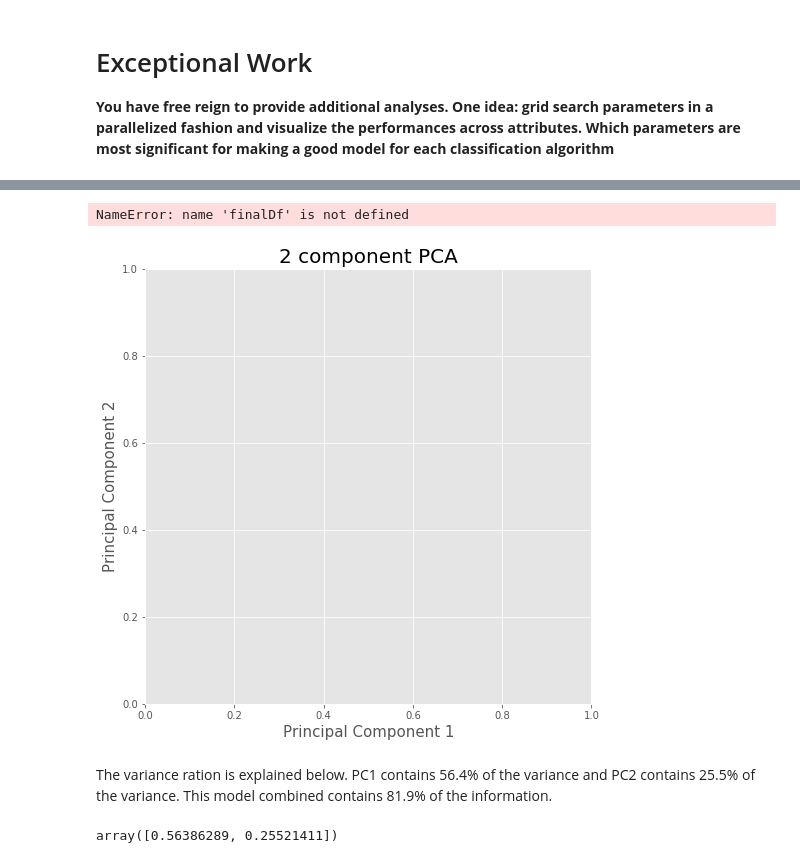
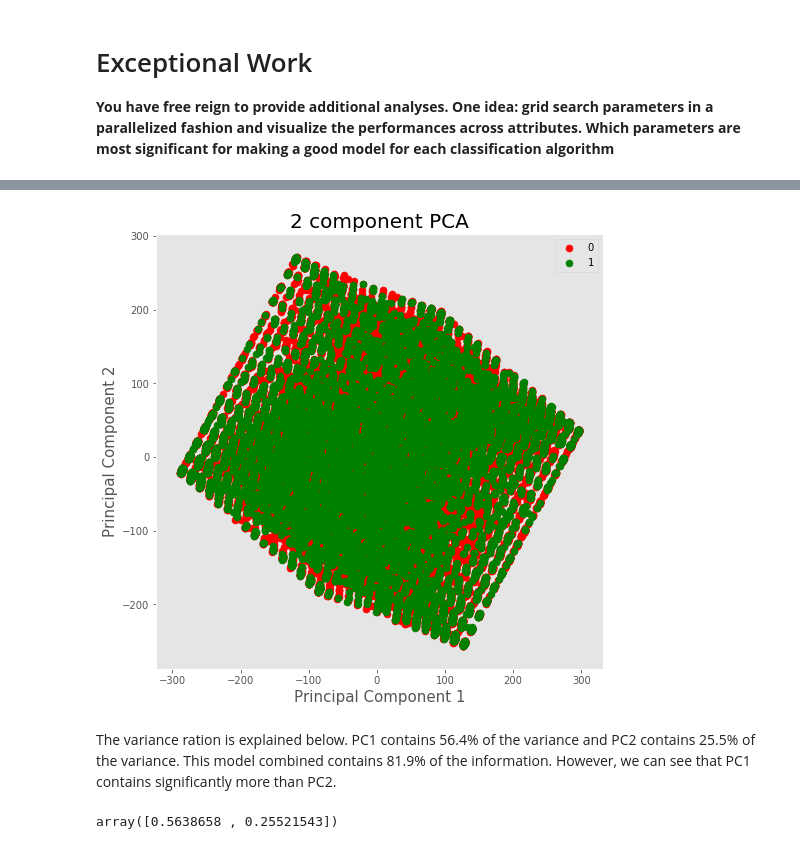
Before and after one commit to jpafford/Data_Mining_7331, a Jupyter notebook: Lab Two Classification.ipynb, the cells around one changed output, grey strips where cells are left out. Cells and saved outputs as stored; diff of their text form; code cells hidden in the pictures.

Commit message:
Update Lab Two Classification.ipynb
Fixed EW section error.

```diff
--- a/Lab Two Classification.ipynb
+++ b/Lab Two Classification.ipynb
@@ -771,5 +771,5 @@ In order to investigate another method, we chose to do a PCA to summarize our fi
 # %%
-features = ['MinTemp', 'MaxTemp','Rainfall','WindGustDir','WindGustSpeed','WindDir9am','WindDir3pm','WindSpeed9am','WindSpeed3pm','Humidity9am','Humidity3pm','Pressure9am','Pressure3pm','Cloud9am','Cloud3pm','Temp9am','Temp3pm','RainToday','RainTomorrow']
+features = ['MinTemp', 'MaxTemp','Rainfall','WindGustDir','WindGustSpeed','WindDir9am','WindDir3pm','WindSpeed9am','WindSpeed3pm','Humidity9am','Humidity3pm','Pressure9am','Pressure3pm','Cloud9am','Cloud3pm','Temp9am','Temp3pm','RainToday']
 
 x=rainfall.loc[:, features].values
 y=rainfall.loc[:,['RainTomorrow']].values
@@ -805,25 +805,24 @@ finalDF
 # %%
 fig = plt.figure(figsize = (8,8))
 ax = fig.add_subplot(1,1,1)
 ax.set_xlabel('Principal Component 1', fontsize = 15)
 ax.set_ylabel('Principal Component 2', fontsize = 15)
 ax.set_title('2 component PCA', fontsize = 20)
 targets = [0, 1]
 colors = ['r', 'g']
 for target, color in zip(targets,colors):
-    indicesToKeep = finalDf['RainTomorrow'] == RainTomorrow
-    ax.scatter(finalDf.loc[indicesToKeep, 'principal component 1']
-               , finalDf.loc[indicesToKeep, 'principal component 2']
+    indicesToKeep = finalDF['RainTomorrow'] == target
+    ax.scatter(finalDF.loc[indicesToKeep, 'principal component 1']
+               , finalDF.loc[indicesToKeep, 'principal component 2']
                , c = color
                , s = 50)
 ax.legend(targets)
 ax.grid()
 # %% [output]
-NameError: name 'finalDf' is not defined
-[figure, old version]
+[figure, new version]
 # %% [markdown]
-The variance ration is explained below.  PC1 contains 56.4% of the variance and PC2 contains 25.5% of the variance. This model combined contains 81.9% of the information.
+The variance ration is explained below.  PC1 contains 56.4% of the variance and PC2 contains 25.5% of the variance. This model combined contains 81.9% of the information. However, we can see that PC1 contains significantly more than PC2.
 # %%
 pca.explained_variance_ratio_
 # %% [output]
-array([0.56386289, 0.25521411])
+array([0.5638658 , 0.25521543])
```
Also changed, not shown: parts of 9 cells of this notebook.
